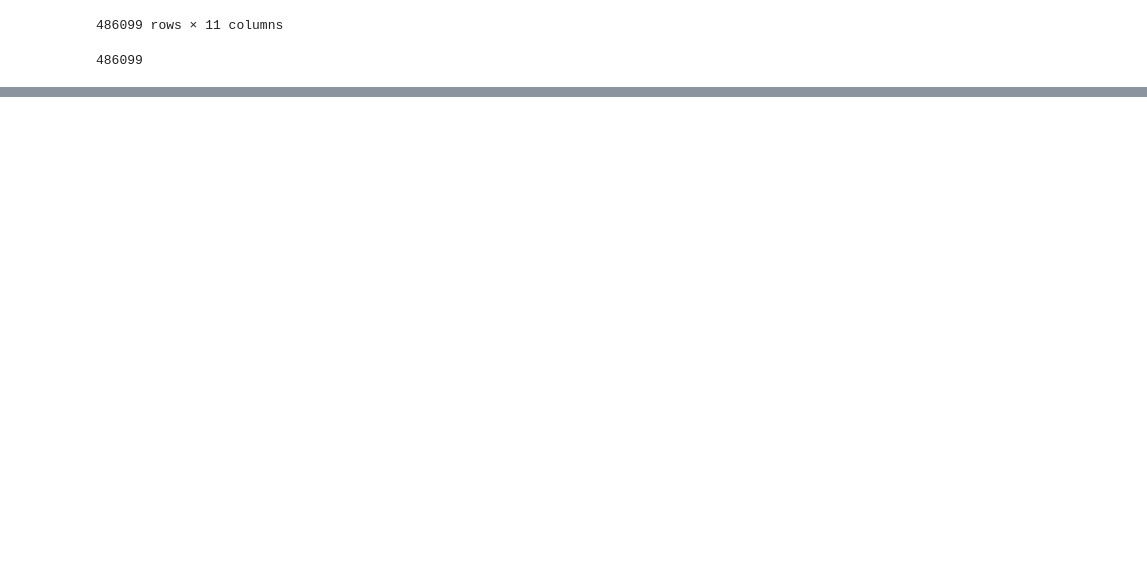
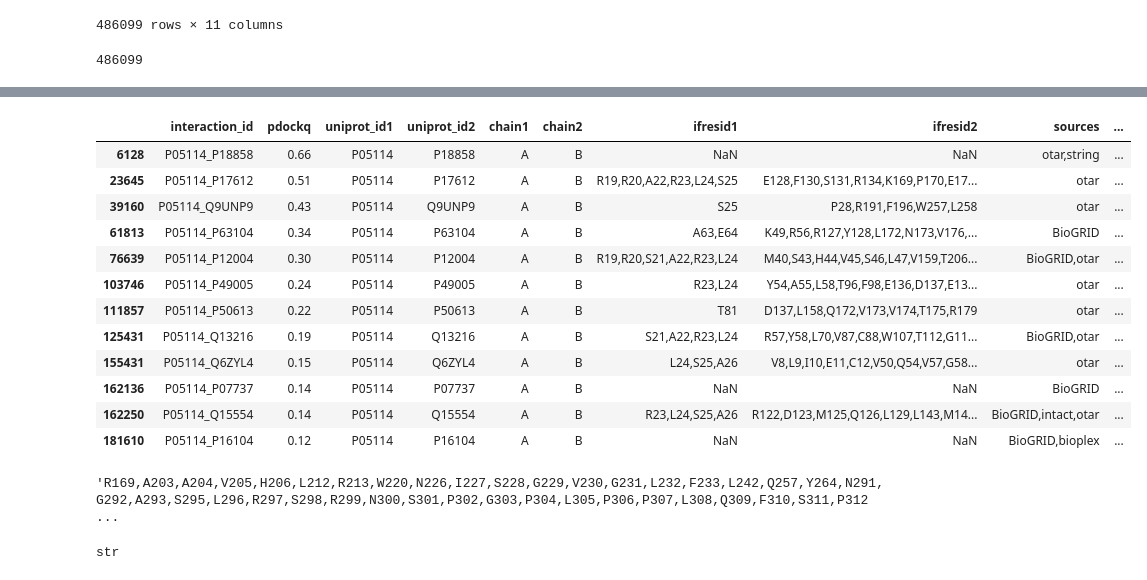
Before and after one commit to PhenoMeters/pheno_analysis, a Jupyter notebook: phosphosite.ipynb, the cells around one changed output, grey strips where cells are left out. Drawn from its saved outputs; the diff is of its cells as text; code cells hidden in the pictures; blank space fills up the shorter version.

```diff
--- a/phosphosite.ipynb
+++ b/phosphosite.ipynb
@@ -493,0 +610,23 @@ interfaces_data['interaction_id'].nunique()
+# %%
+uniprot = "P05114"
+interface_only_uniprot = interfaces_data.loc[(interfaces_data['uniprot_id1'] == uniprot) | (interfaces_data['uniprot_id2'] == uniprot)] # isolate to uniprot in either 1 or 2
+interface_only_uniprot
+# %% [output]
+|  | interaction_id | pdockq | uniprot_id1 | uniprot_id2 | chain1 | chain2 | ifresid1 | ifresid2 | sources | ... |
+| 6128 | P05114_P18858 | 0.66 | P05114 | P18858 | A | B | NaN | NaN | otar,string | ... |
+| 23645 | P05114_P17612 | 0.51 | P05114 | P17612 | A | B | R19,R20,A22,R23,L24,S25 | E128,F130,S131,R134,K169,P170,E17... | otar | ... |
+| 39160 | P05114_Q9UNP9 | 0.43 | P05114 | Q9UNP9 | A | B | S25 | P28,R191,F196,W257,L258 | otar | ... |
+| 61813 | P05114_P63104 | 0.34 | P05114 | P63104 | A | B | A63,E64 | K49,R56,R127,Y128,L172,N173,V176,... | BioGRID | ... |
+| 76639 | P05114_P12004 | 0.30 | P05114 | P12004 | A | B | R19,R20,S21,A22,R23,L24 | M40,S43,H44,V45,S46,L47,V159,T206... | BioGRID,otar | ... |
+| 103746 | P05114_P49005 | 0.24 | P05114 | P49005 | A | B | R23,L24 | Y54,A55,L58,T96,F98,E136,D137,E13... | otar | ... |
+| 111857 | P05114_P50613 | 0.22 | P05114 | P50613 | A | B | T81 | D137,L158,Q172,V173,V174,T175,R179 | otar | ... |
+| 125431 | P05114_Q13216 | 0.19 | P05114 | Q13216 | A | B | S21,A22,R23,L24 | R57,Y58,L70,V87,C88,W107,T112,G11... | BioGRID,otar | ... |
+| 155431 | P05114_Q6ZYL4 | 0.15 | P05114 | Q6ZYL4 | A | B | L24,S25,A26 | V8,L9,I10,E11,C12,V50,Q54,V57,G58... | otar | ... |
+| 162136 | P05114_P07737 | 0.14 | P05114 | P07737 | A | B | NaN | NaN | BioGRID | ... |
+| 162250 | P05114_Q15554 | 0.14 | P05114 | Q15554 | A | B | R23,L24,S25,A26 | R122,D123,M125,Q126,L129,L143,M14... | BioGRID,intact,otar | ... |
+| 181610 | P05114_P16104 | 0.12 | P05114 | P16104 | A | B | NaN | NaN | BioGRID,bioplex | ... |
+# %%
+interface_res_example = interface_only_uniprot.loc[0,'ifresid1']
+interface_res_example
+# %% [output]
+'R169,A203,A204,V205,H206,L212,R213,W220,N226,I227,S228,G229,V230,G231,L232,F233,L242,Q257,Y264,N291,G292,A293,S295,L296,R297,S298,R299,N300,S301,P302,G303,P304,L305,P306,P307,L308,Q309,F310,S311,P312 ...
@@ -493,0 +636,4 @@ interfaces_data['interaction_id'].nunique()
+# %%
+type(list_of_interface_res[1])
+# %% [output]
+str
```
Also changed, not shown: parts of 10 cells of this notebook.
